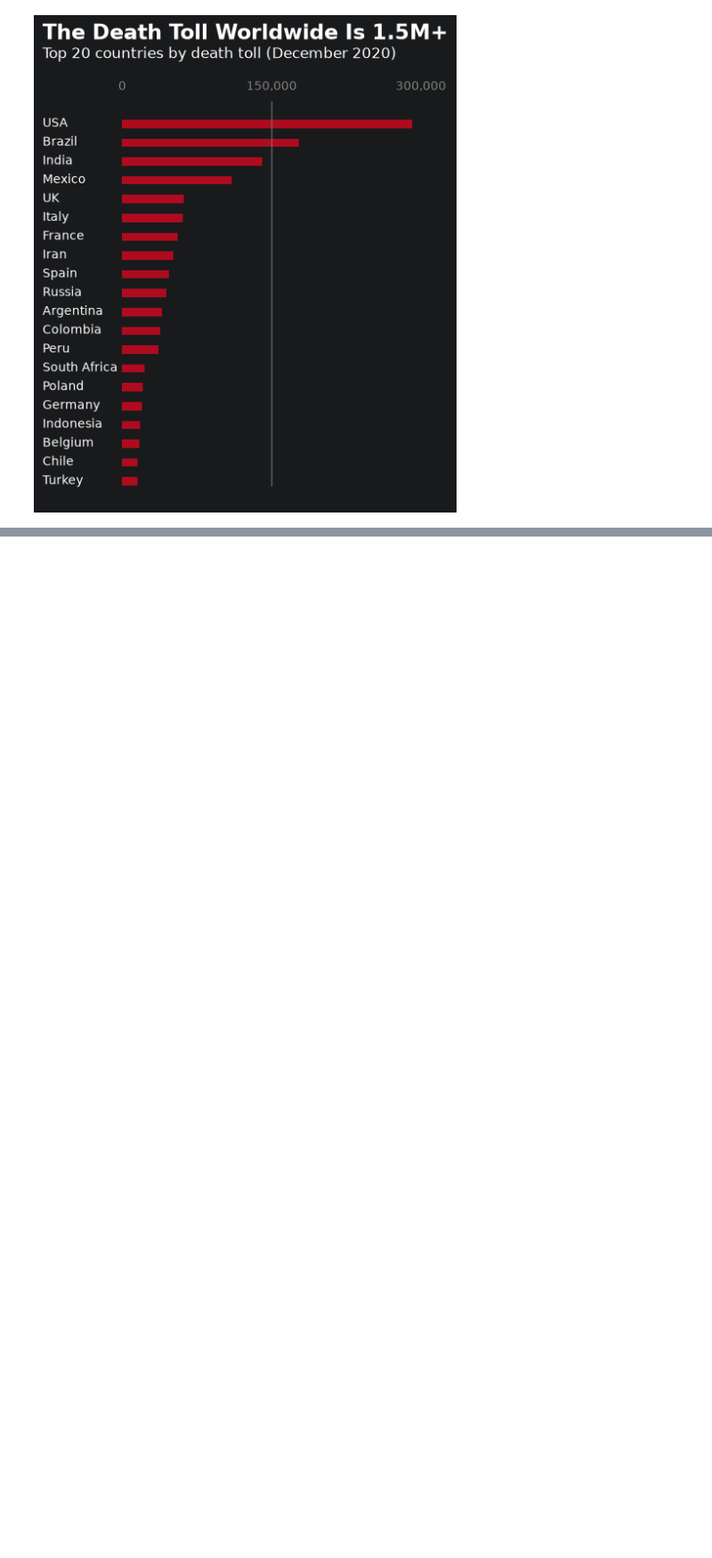
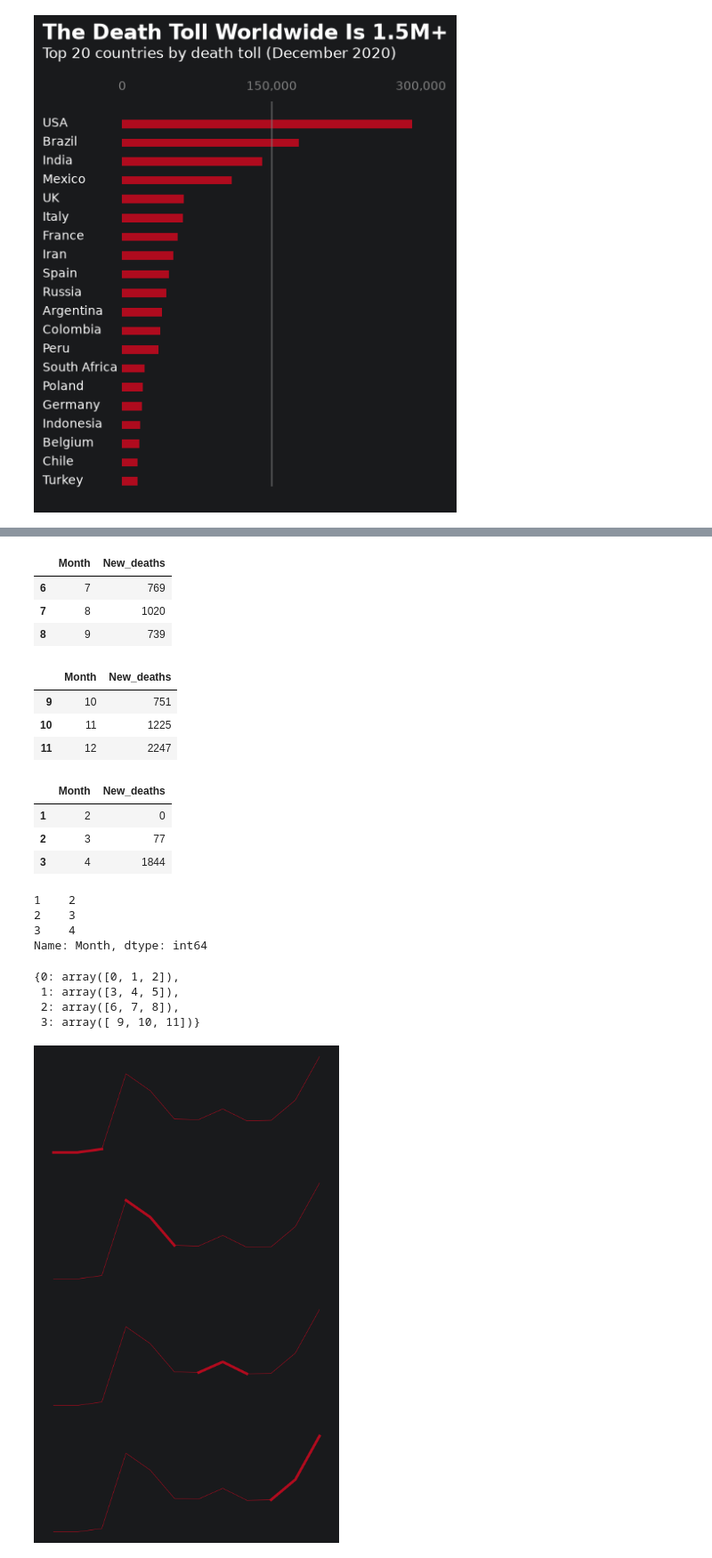
Before and after one commit to dnlsyfq/py_visual, a Jupyter notebook: main.ipynb, the cells around one changed output, grey strips where cells are left out. Shown at 89% size. Cells and saved outputs as stored; diff of their text form; code cells hidden in the pictures; blank space fills up the shorter version.

```diff
--- a/main.ipynb
+++ b/main.ipynb
@@ -62,2 +84,54 @@ death_toll.head()
+# %%
+death_toll.iloc[6:9]
+# %% [output]
+|  | Month | New_deaths |
+| 6 | 7 | 769 |
+| 7 | 8 | 1020 |
+| 8 | 9 | 739 |
+# %%
+death_toll.iloc[9:12]
+# %% [output]
+|  | Month | New_deaths |
+| 9 | 10 | 751 |
+| 10 | 11 | 1225 |
+| 11 | 12 | 2247 |
+# %%
+death_toll.iloc[np.split(np.array(death_toll['Month']),4)[0]]
+# %% [output]
+|  | Month | New_deaths |
+| 1 | 2 | 0 |
+| 2 | 3 | 77 |
+| 3 | 4 | 1844 |
+# %%
+death_toll['Month'].iloc[np.split(np.array(death_toll['Month']),4)[0]]
+# %% [output]
+1    2
+2    3
+3    4
+Name: Month, dtype: int64
+# %%
+interval = dict(zip( range(4), np.split(np.array(death_toll['Month'])-1,4) ))
+interval
+# %% [output]
+{0: array([0, 1, 2]),
+ 1: array([3, 4, 5]),
+ 2: array([6, 7, 8]),
+ 3: array([ 9, 10, 11])}
+# %%
+fig, axes = plt.subplots(nrows=4, ncols=1, figsize=(6, 10))
+
+for idx, lst in interval.items():
+    for location in ['left', 'right', 'top', 'bottom']:
+        axes[idx].spines[location].set_visible(False)
+    axes[idx].plot(death_toll['Month'].iloc[lst],death_toll['New_deaths'].iloc[lst],color='#af0b1e', linewidth=3)
+    axes[idx].plot(death_toll['Month'],death_toll['New_deaths'],color='#af0b1e',linewidth=0.5)
+    axes[idx].set_xticklabels([])
+    axes[idx].set_yticklabels([])
+    axes[idx].tick_params(left=False, bottom=False)
+
+
+plt.show()
+# %% [output]
+[figure, added]
 # %%
 fig, ax = plt.subplots(nrows=4,ncols=1,figsize=(6,10))
```
Also changed, not shown: parts of 5 cells of this notebook.
